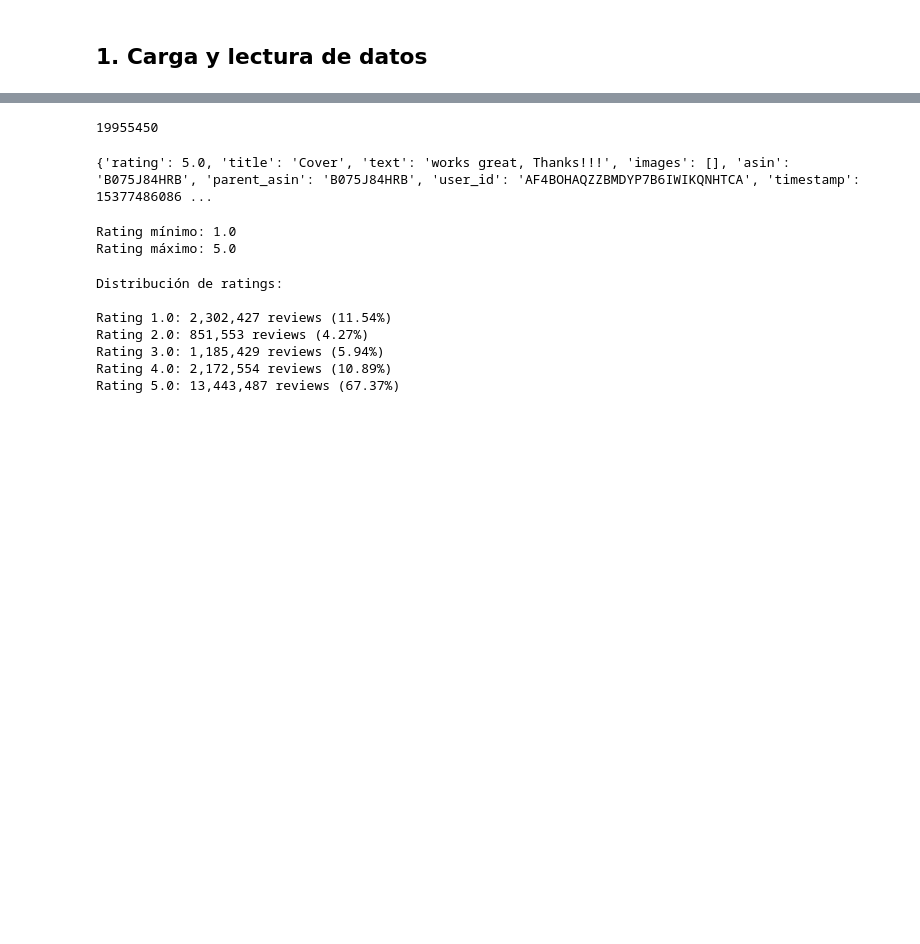
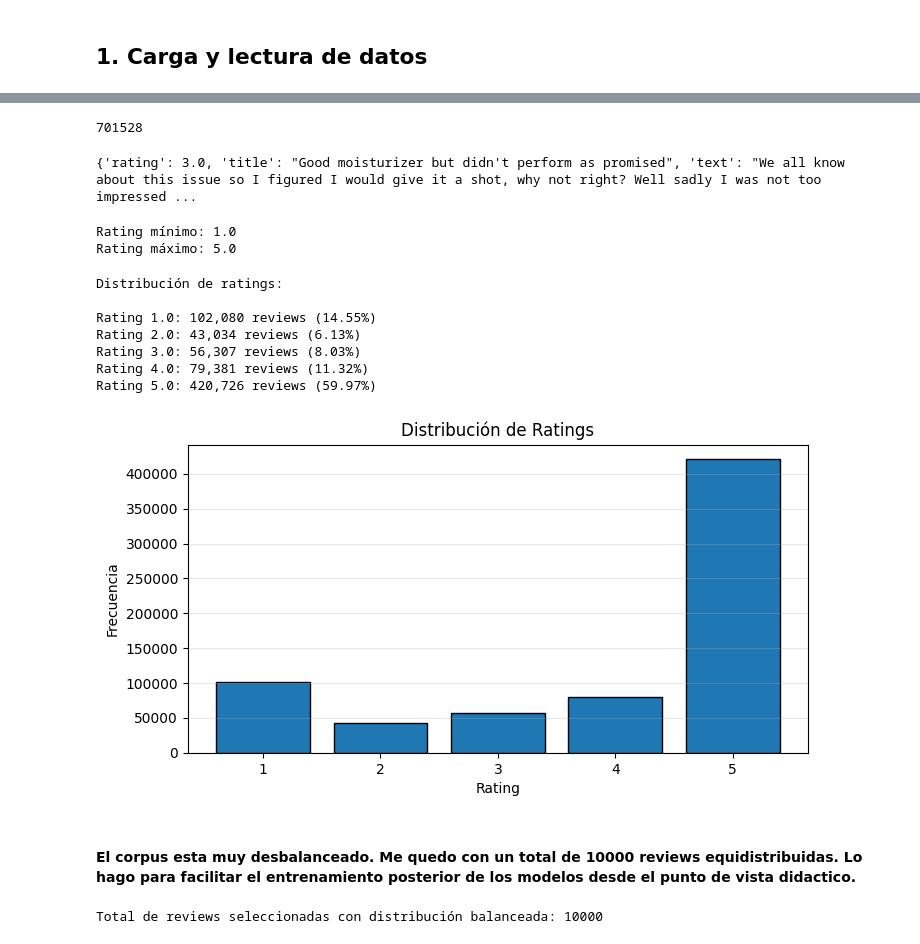
Before and after one commit to mariaeugenia-alvarez/nlp-searching, a Jupyter notebook: Project/1-Carga y exploracion.ipynb, the cells around one changed output, grey strips where cells are left out. Drawn from its saved outputs; the diff is of its cells as text; code cells hidden in the pictures; blank space fills up the shorter version.

```diff
--- a/Project/1-Carga y exploracion.ipynb
+++ b/Project/1-Carga y exploracion.ipynb
@@ -5,17 +47,17 @@ from utils import load_automotive_reviews
 # %%
 # Path al directorio donde tenemos los datasets con las reviews
 datasets_path = 'Data'
-corpus_auto_folder = 'Automotive.jsonl'
+corpus_beauty_folder = 'All_Beauty.jsonl'
 # %%
-reviews_dict = load_automotive_reviews(datasets_path, corpus_auto_folder)
+reviews_dict = load_beauty_reviews(datasets_path, corpus_beauty_folder)
 # %%
 print(len(reviews_dict))
 # %% [output]
-19955450
+701528
 # %%
-print(reviews_dict.get(20))
+print(reviews_dict.get(1045))
 # %% [output]
-{'rating': 5.0, 'title': 'Cover', 'text': 'works great, Thanks!!!', 'images': [], 'asin': 'B075J84HRB', 'parent_asin': 'B075J84HRB', 'user_id': 'AF4BOHAQZZBMDYP7B6IWIKQNHTCA', 'timestamp': 15377486086 ...
+{'rating': 3.0, 'title': "Good moisturizer but didn't perform as promised", 'text': "We all know about this issue so I figured I would give it a shot, why not right? Well sadly I was not too impressed ...
 # %%
 # Extraer todos los ratings
 ratings = [review['rating'] for review in reviews_dict.values()]
@@ -28,8 +70,6 @@ Rating mínimo: 1.0
 Rating máximo: 5.0
 # %%
 # Calcular porcentaje de cada valor de rating
-from collections import Counter
-
 rating_counts = Counter(ratings)
 total = len(ratings)
 
@@ -41,8 +81,52 @@ for rating in sorted(rating_counts.keys()):
 # %% [output]
 Distribución de ratings:
 
-Rating 1.0: 2,302,427 reviews (11.54%)
-Rating 2.0: 851,553 reviews (4.27%)
-Rating 3.0: 1,185,429 reviews (5.94%)
-Rating 4.0: 2,172,554 reviews (10.89%)
-Rating 5.0: 13,443,487 reviews (67.37%)
+Rating 1.0: 102,080 reviews (14.55%)
+Rating 2.0: 43,034 reviews (6.13%)
+Rating 3.0: 56,307 reviews (8.03%)
+Rating 4.0: 79,381 reviews (11.32%)
+Rating 5.0: 420,726 reviews (59.97%)
+# %%
+# Crear histograma de ratings
+plt.figure(figsize=(8, 4))
+plt.hist(ratings, bins=range(1, 7), edgecolor='black', align='left', rwidth=0.8)
+plt.xlabel('Rating')
+plt.ylabel('Frecuencia')
+plt.title('Distribución de Ratings')
+plt.xticks(range(1, 6))
+plt.grid(axis='y', alpha=0.3)
+plt.show()
+# %% [output]
+[figure, added]
+# %% [markdown]
+#### El corpus esta muy desbalanceado. Me quedo con un total de 10000 reviews equidistribuidas. Lo hago para facilitar el entrenamiento posterior de los modelos desde el punto de vista didactico.
+# %%
+# Filtrar 2000 reviews de cada rating (total 10000)
+from collections import defaultdict
+import random
+
+# Agrupar reviews por rating
+reviews_by_rating = defaultdict(list)
+for idx, review in reviews_dict.items():
+    rating = review['rating']
+    reviews_by_rating[rating].append((idx, review))
+
+# Seleccionar 2000 de cada rating
+all_selected = []
+for rating in sorted(reviews_by_rating.keys()):
+    selected = reviews_by_rating[rating][:2000]
+    all_selected.extend(selected)
+
+# Desordenar las reviews
+random.shuffle(all_selected)
+
+# Crear nuevo diccionario con índices consecutivos
+balanced_reviews = {}
+for new_idx, (old_idx, review) in enumerate(all_selected):
+    balanced_reviews[new_idx] = review
+
+# Reemplazar el diccionario original
+reviews_dict = balanced_reviews
+print(f"Total de reviews seleccionadas con distribución balanceada: {len(reviews_dict)}")
+# %% [output]
+Total de reviews seleccionadas con distribución balanceada: 10000
```
Also changed, not shown: parts of 45 cells of this notebook, 1 other file.
